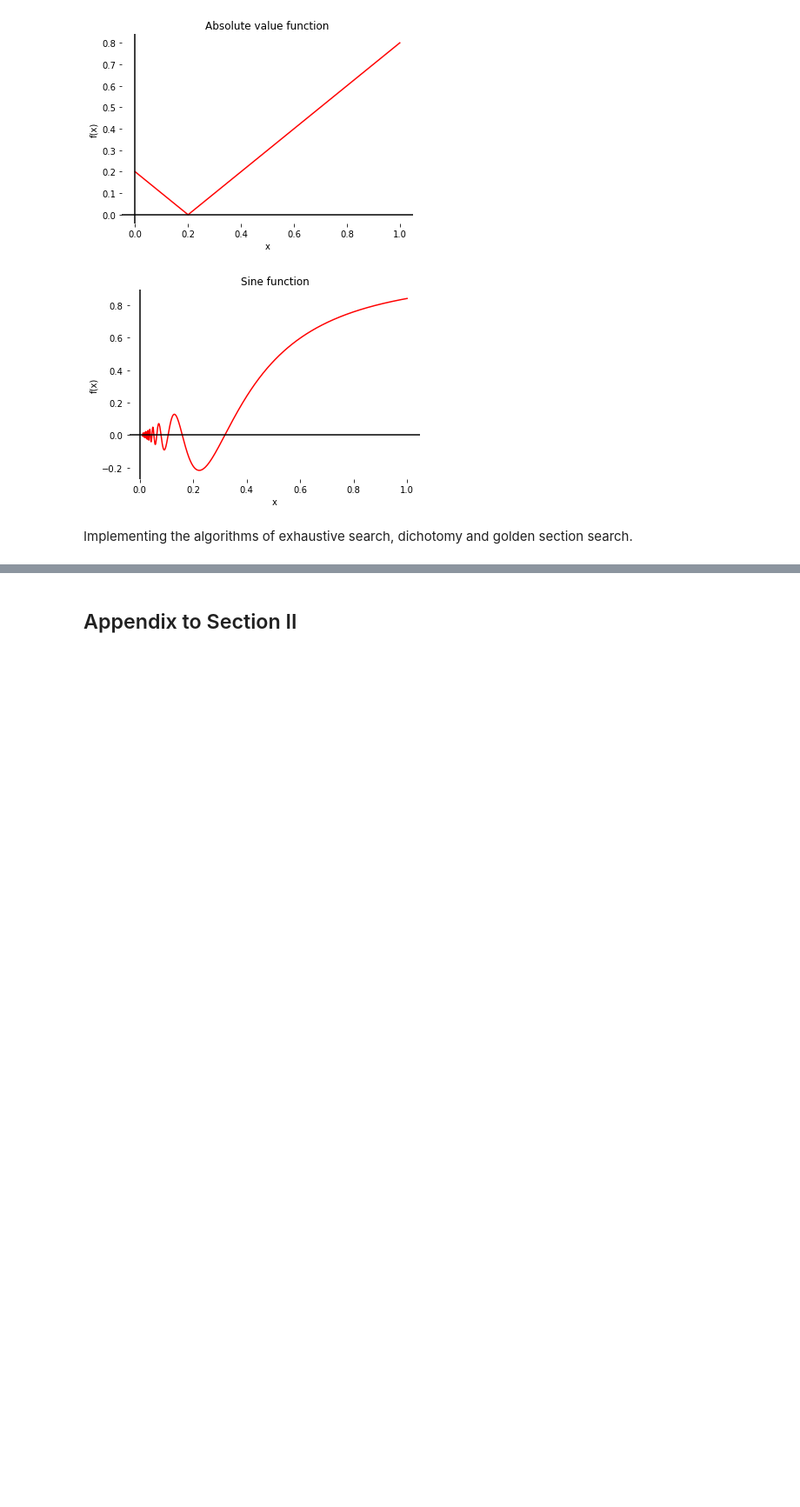
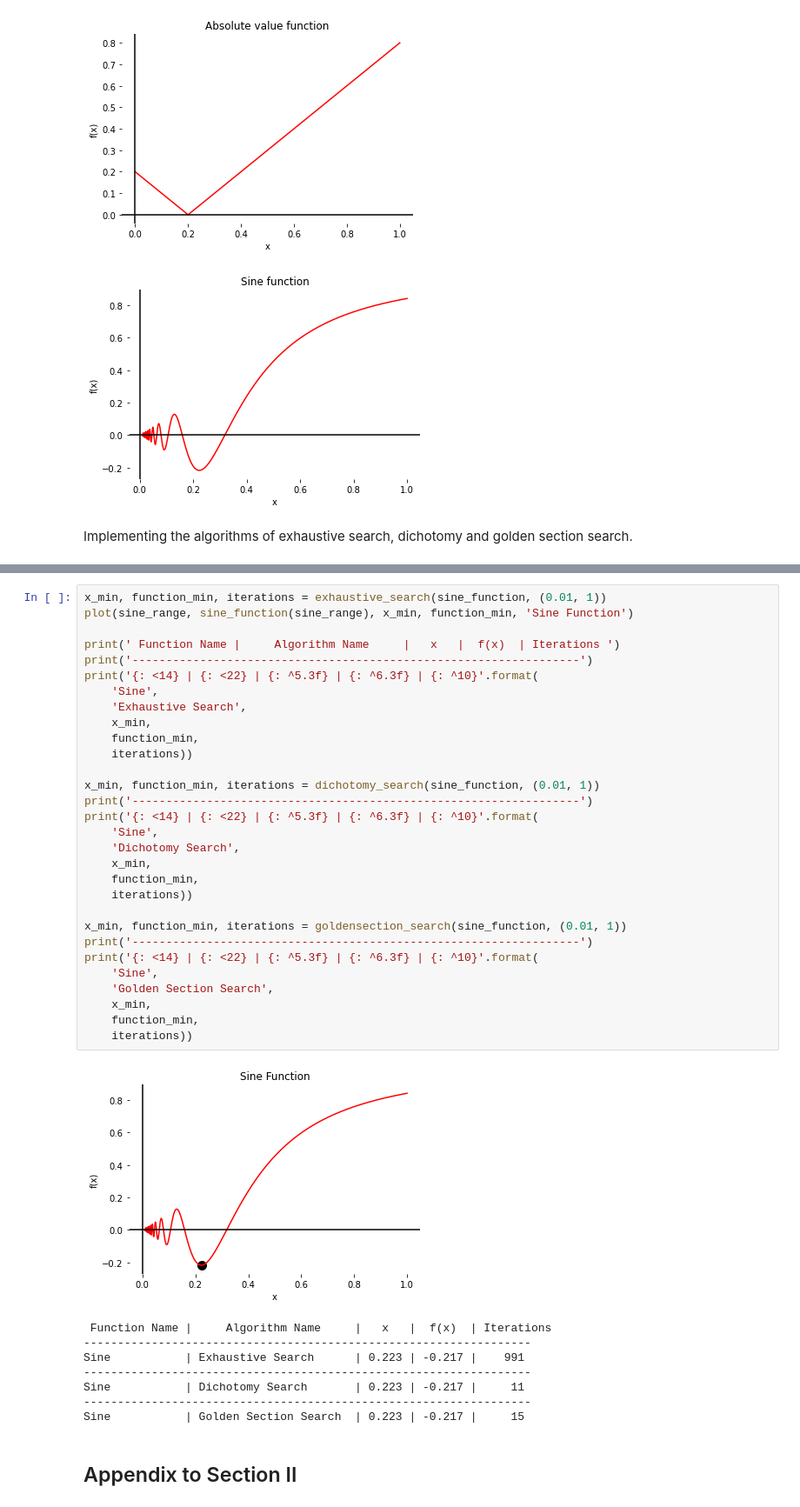
Before and after one commit to mdvdv/analysis-and-development-of-algorithms, a Jupyter notebook: TASK 2. ALGORITHMS FOR UNCONSTRAINED NONLINEAR OPTIMIZATION. DIRECT METHODS/main.ipynb, the cells around one changed output, grey strips where cells are left out. Shown: that part at 87% size. Saved outputs shown, nothing was run; the diff lists cells and outputs as text; blank space fills up the shorter version.

```diff
--- a/TASK 2. ALGORITHMS FOR UNCONSTRAINED NONLINEAR OPTIMIZATION. DIRECT METHODS/main.ipynb
+++ b/TASK 2. ALGORITHMS FOR UNCONSTRAINED NONLINEAR OPTIMIZATION. DIRECT METHODS/main.ipynb
@@ -72,3 +234,42 @@ Implementing the algorithms of exhaustive search, dichotomy and golden section s
+# %%
+x_min, function_min, iterations = exhaustive_search(sine_function, (0.01, 1))
+plot(sine_range, sine_function(sine_range), x_min, function_min, 'Sine Function')
+
+print(' Function Name |     Algorithm Name     |   x   |  f(x)  | Iterations ')
+print('------------------------------------------------------------------')
+print('{: <14} | {: <22} | {: ^5.3f} | {: ^6.3f} | {: ^10}'.format(
+    'Sine',
+    'Exhaustive Search',
+    x_min,
+    function_min,
+    iterations))
+
+x_min, function_min, iterations = dichotomy_search(sine_function, (0.01, 1))
+print('------------------------------------------------------------------')
+print('{: <14} | {: <22} | {: ^5.3f} | {: ^6.3f} | {: ^10}'.format(
+    'Sine',
+    'Dichotomy Search',
+    x_min,
+    function_min,
+    iterations))
+
+x_min, function_min, iterations = goldensection_search(sine_function, (0.01, 1))
+print('------------------------------------------------------------------')
+print('{: <14} | {: <22} | {: ^5.3f} | {: ^6.3f} | {: ^10}'.format(
+    'Sine',
+    'Golden Section Search',
+    x_min,
+    function_min,
+    iterations))
+# %% [output]
+[figure, added]
+ Function Name |     Algorithm Name     |   x   |  f(x)  | Iterations
+------------------------------------------------------------------
+Sine           | Exhaustive Search      | 0.223 | -0.217 |    991
+------------------------------------------------------------------
+Sine           | Dichotomy Search       | 0.223 | -0.217 |     11
+------------------------------------------------------------------
+Sine           | Golden Section Search  | 0.223 | -0.217 |     15
 # %% [markdown]
 <a name='003'></a>
 
```
Also changed, not shown: parts of 4 cells of this notebook.
